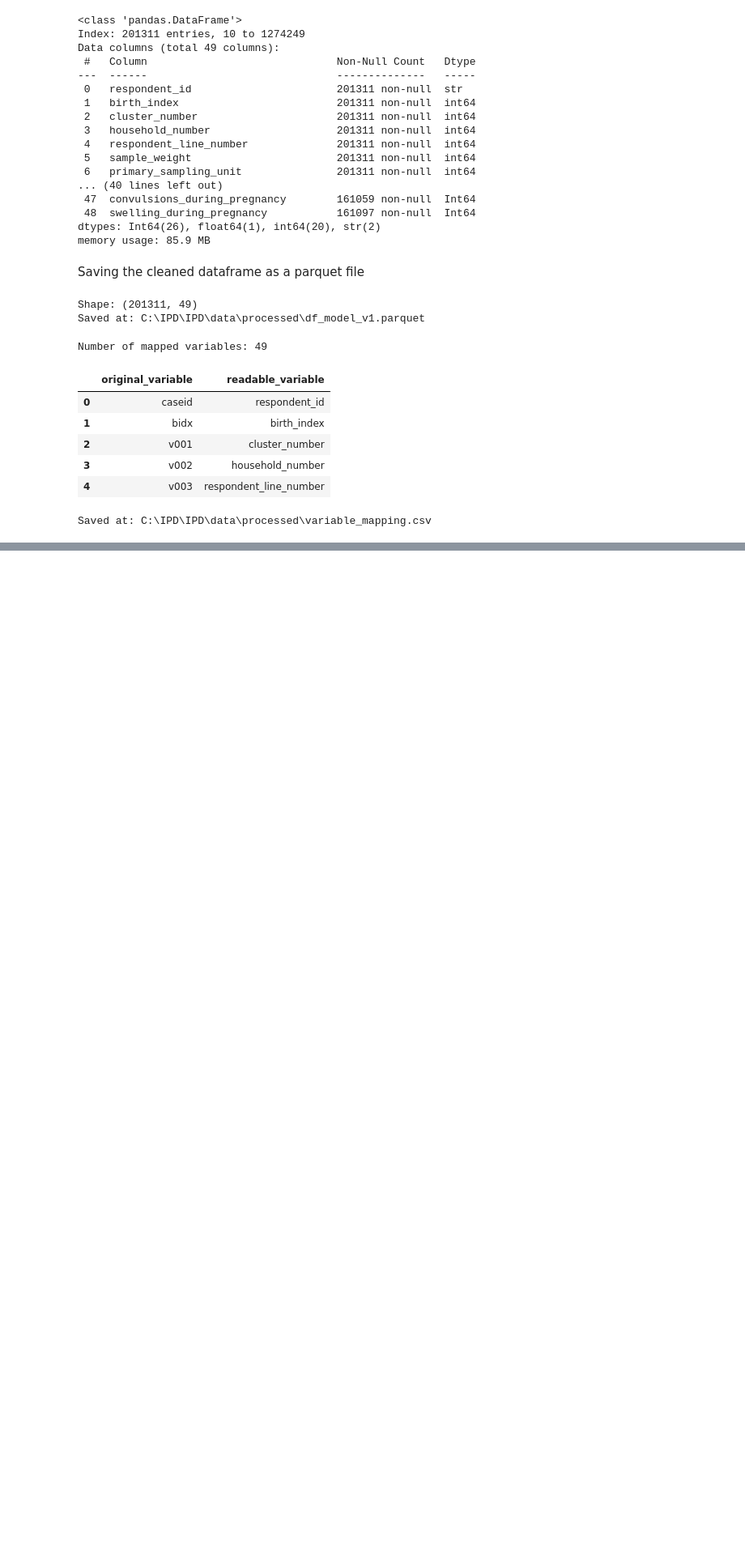
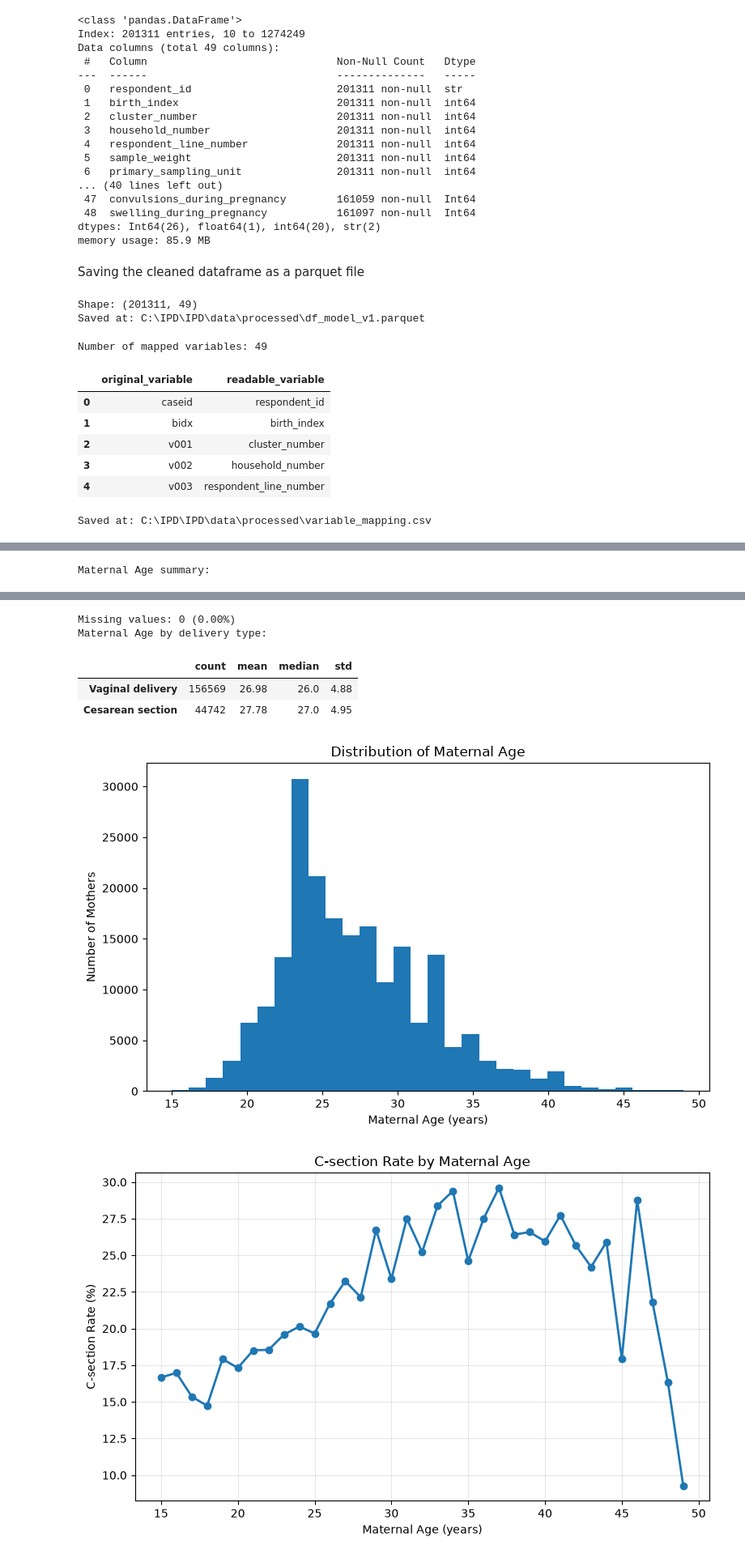
Before and after one commit to Rifa123-nandoliya/IPD, a Jupyter notebook: notebooks/01_data_exploration.ipynb, the cells around one changed output, grey strips where cells are left out. Shown at 81% size. Cells and saved outputs as stored; diff of their text form; code cells hidden in the pictures; blank space fills up the shorter version.

Commit message:
Complete exploratory data analysis

```diff
--- a/notebooks/01_data_exploration.ipynb
+++ b/notebooks/01_data_exploration.ipynb
@@ -2347,0 +2583,17 @@ Saved at: C:\IPD\IPD\data\processed\variable_mapping.csv
+# %%
+import pandas as pd
+import numpy as np
+import matplotlib.pyplot as plt
+from pathlib import Path
+
+# Create the path to the cleaned dataset
+data_path = Path("../data/processed/df_model_v1.parquet")
+
+# Load the cleaned dataset
+df_model = pd.read_parquet(data_path)
+
+# Check that it loaded correctly
+print(df_model.shape)
+
+# Display the first few rows
+df_model.head()
@@ -2347,0 +2695,10 @@ Saved at: C:\IPD\IPD\data\processed\variable_mapping.csv
+# %%
+# Analyze maternal age and save its delivery-group summary
+maternal_age_summary = analyze_numeric_feature(
+    data=df_model,  # Use the final modeling dataset
+    feature="maternal_age",  # Select maternal age
+    feature_label="Maternal Age",  # Set the readable plot title
+    x_label="Maternal Age (years)"  # Label the horizontal axis
+)
+# %% [output]
+Maternal Age summary:
@@ -2347,0 +2714,7 @@ Saved at: C:\IPD\IPD\data\processed\variable_mapping.csv
+Missing values: 0 (0.00%)
+Maternal Age by delivery type:
+|  | count | mean | median | std |
+| Vaginal delivery | 156569 | 26.98 | 26.0 | 4.88 |
+| Cesarean section | 44742 | 27.78 | 27.0 | 4.95 |
+[figure, added]
+[figure, added]
```
Also changed, not shown: parts of 39 cells of this notebook, 4 other files.
